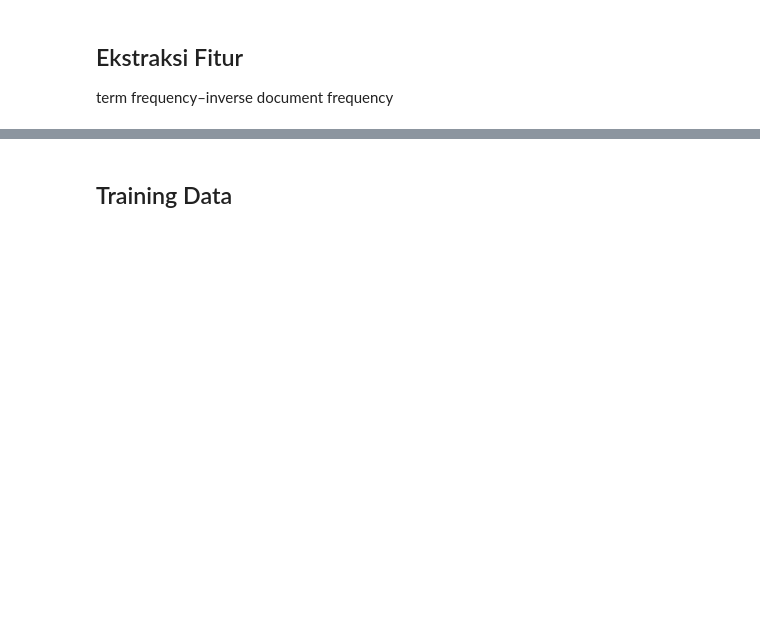
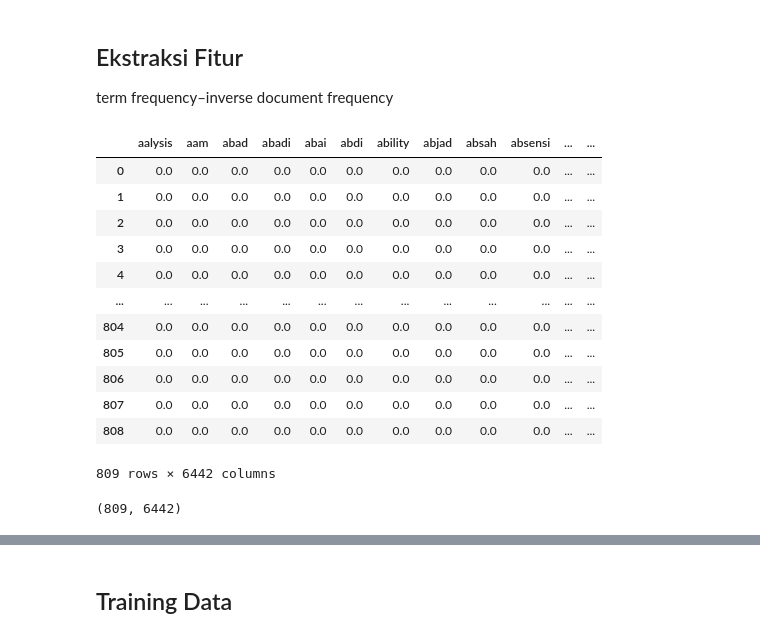
Before and after one commit to ranianuraini/prosainsdata, a Jupyter notebook: _sources/UTS.ipynb, the cells around one changed output, grey strips where cells are left out. Cells and saved outputs as stored; diff of their text form; code cells hidden in the pictures; blank space fills up the shorter version.

```diff
--- a/_sources/UTS.ipynb
+++ b/_sources/UTS.ipynb
@@ -343,8 +338,24 @@ term frequency–inverse document frequency
 # %%
 from sklearn.feature_extraction.text import TfidfVectorizer
 vectorizer = TfidfVectorizer()
 
 X_tfidf = vectorizer.fit_transform(X)
 # X_test_tfidf = vectorizer.transform(X_test)
 
-X_tfidf.shape
+terms = vectorizer.get_feature_names_out()
+df_tfidfvect = pd.DataFrame(data = X_tfidf.toarray(),columns = terms)
+df_tfidfvect
+# %% [output]
+|  | aalysis | aam | abad | abadi | abai | abdi | ability | abjad | absah | absensi | ... | ... |
+| 0 | 0.0 | 0.0 | 0.0 | 0.0 | 0.0 | 0.0 | 0.0 | 0.0 | 0.0 | 0.0 | ... | ... |
+| 1 | 0.0 | 0.0 | 0.0 | 0.0 | 0.0 | 0.0 | 0.0 | 0.0 | 0.0 | 0.0 | ... | ... |
+| 2 | 0.0 | 0.0 | 0.0 | 0.0 | 0.0 | 0.0 | 0.0 | 0.0 | 0.0 | 0.0 | ... | ... |
+| 3 | 0.0 | 0.0 | 0.0 | 0.0 | 0.0 | 0.0 | 0.0 | 0.0 | 0.0 | 0.0 | ... | ... |
+| 4 | 0.0 | 0.0 | 0.0 | 0.0 | 0.0 | 0.0 | 0.0 | 0.0 | 0.0 | 0.0 | ... | ... |
+| ... | ... | ... | ... | ... | ... | ... | ... | ... | ... | ... | ... | ... |
+| 804 | 0.0 | 0.0 | 0.0 | 0.0 | 0.0 | 0.0 | 0.0 | 0.0 | 0.0 | 0.0 | ... | ... |
+| 805 | 0.0 | 0.0 | 0.0 | 0.0 | 0.0 | 0.0 | 0.0 | 0.0 | 0.0 | 0.0 | ... | ... |
+| 806 | 0.0 | 0.0 | 0.0 | 0.0 | 0.0 | 0.0 | 0.0 | 0.0 | 0.0 | 0.0 | ... | ... |
+| 807 | 0.0 | 0.0 | 0.0 | 0.0 | 0.0 | 0.0 | 0.0 | 0.0 | 0.0 | 0.0 | ... | ... |
+| 808 | 0.0 | 0.0 | 0.0 | 0.0 | 0.0 | 0.0 | 0.0 | 0.0 | 0.0 | 0.0 | ... | ... |
+809 rows × 6442 columns
@@ -353,3 +362,7 @@ X_train, X_test, y_train, y_test = train_test_split(X_tfidf, y, test_size=0.3, r
+# %%
+X_tfidf.shape
+# %% [output]
+(809, 6442)
 # %%
 terms = vectorizer.get_feature_names_out()
 
```
Also changed, not shown: parts of 26 cells of this notebook, 11 other files.
